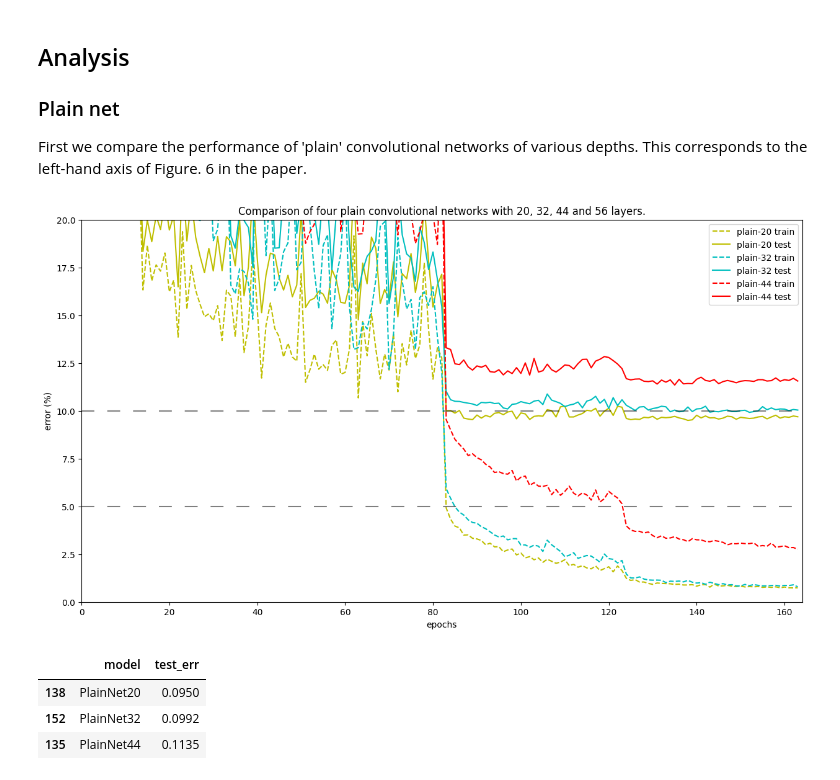
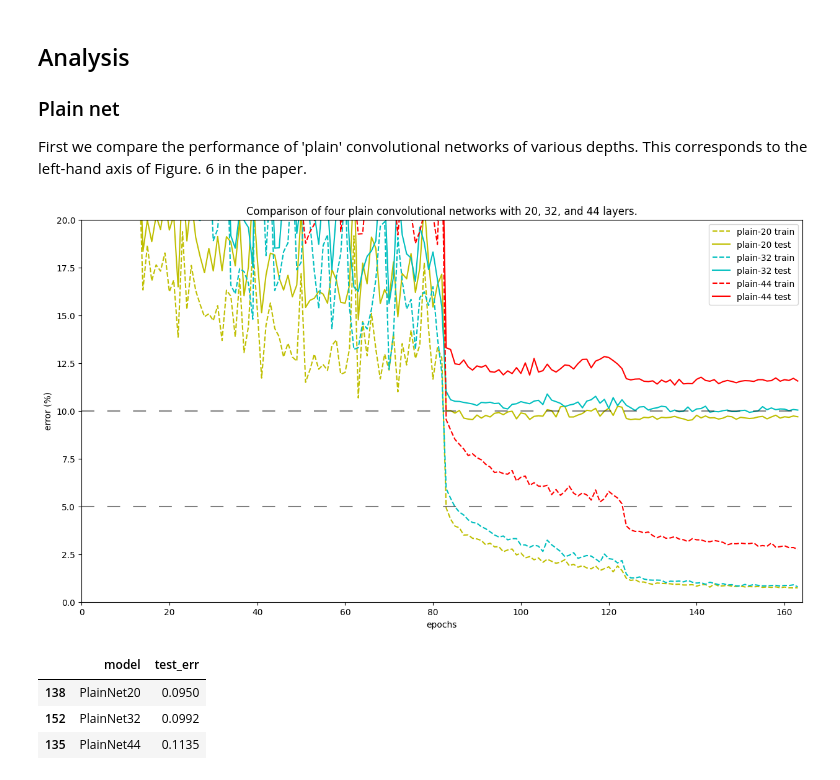
Before and after one commit to mcarnival/resnet, a Jupyter notebook: main_v1.ipynb, the cells around one changed output. Saved outputs shown, nothing was run; the diff lists cells and outputs as text; code cells hidden in the pictures.

Commit message:
reduce layers

```diff
--- a/main_v1.ipynb
+++ b/main_v1.ipynb
@@ -243,7 +237,7 @@ Run training loop for **'plain' convolutional networks** without shortcuts. Here
 
 # n determines network size as described in paper
 # where total number of layers is (6*n)+2
-ns = [3, 5, 7, 9]
+ns = [3, 5, 7]
 
 # Train plainnets
 for n in ns:
@@ -386,27 +380,27 @@ First we compare the performance of 'plain' convolutional networks of various de
 # %%
 ns  = [3, 5, 7]
 clr = ['y', 'c', 'r']
 
 
 plainnet_dfs = [pd.read_csv(f'results/plainnet{6*n+2}.csv') for n in ns]
 fig = plt.figure(figsize=(15, 8))
 plt.axis([0, 164, 0, 20])
 
 
 for i in range(len(ns)):
     plt.plot(plainnet_dfs[i]['epoch'], plainnet_dfs[i]['train_err']*100, f'{clr[i]}--',
              label=f'plain-{6*ns[i]+2} train')
     plt.plot(plainnet_dfs[i]['epoch'], plainnet_dfs[i]['test_err']*100, f'{clr[i]}',
              label=f'plain-{6*ns[i]+2} test')
 
-plt.title('Comparison of four plain convolutional networks with 20, 32, 44 and 56 layers.')
+plt.title('Comparison of four plain convolutional networks with 20, 32, and 44 layers.')
 plt.legend(loc='upper right')
 plt.xlabel('epochs')
 plt.ylabel('error (%)')
 plt.axhline(10, color='black', alpha=0.5, dashes=(10., 10.))
 plt.axhline(5, color='black', alpha=0.5, dashes=(10., 10.));
 # %% [output]
-[figure, old version]
+[figure, new version]
 # %%
 bests = [df[df['test_err'] == df['test_err'].min()].iloc[0] for df in plainnet_dfs]
 bests_df= pd.concat(bests, axis=1).T
```
Also changed, not shown: parts of 12 cells of this notebook.
